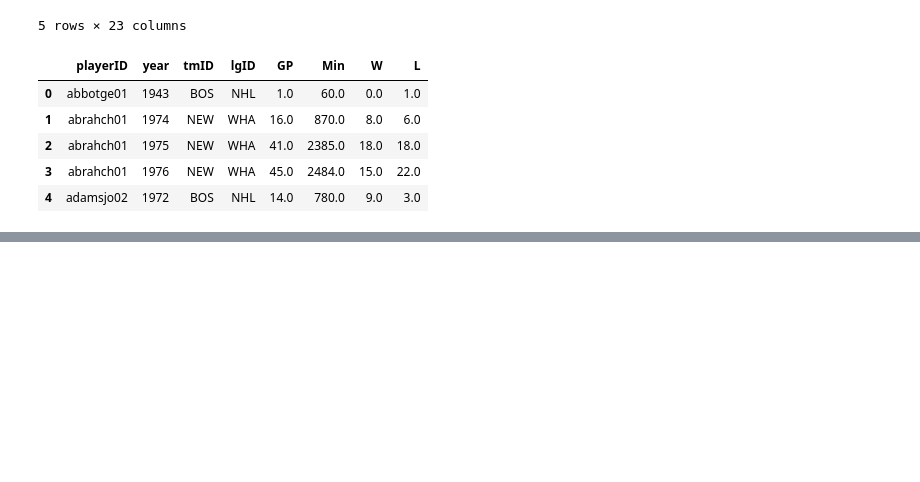
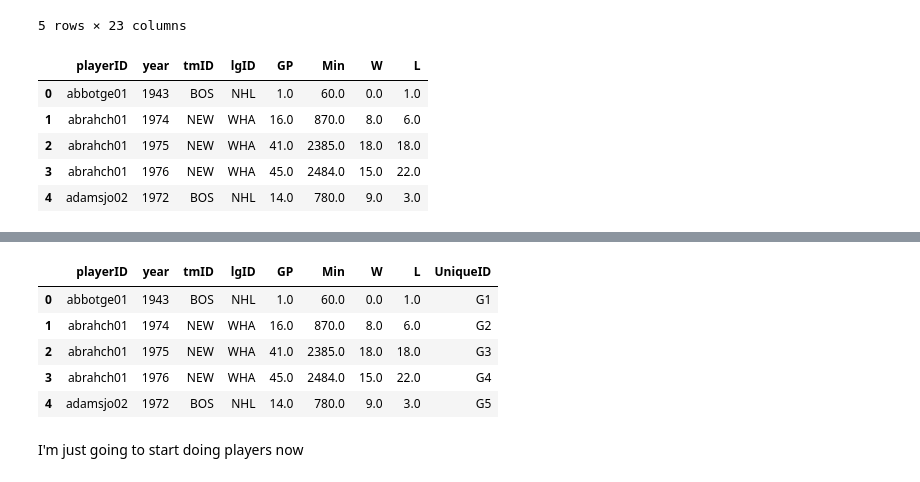
Before and after one commit to samwallach7/Project_3_NHL, a Jupyter notebook: Project_3/data_cleaning.ipynb, the cells around one changed output, grey strips where cells are left out. Drawn from its saved outputs; the diff is of its cells as text; code cells hidden in the pictures; blank space fills up the shorter version.

```diff
--- a/Project_3/data_cleaning.ipynb
+++ b/Project_3/data_cleaning.ipynb
@@ -324,0 +334,20 @@ goalies_df.head()
+# %%
+import numpy as np
+
+# Create a new column for the unique identifier
+goalies_df['UniqueID'] = np.arange(1, len(goalies_df) + 1)
+
+# Generate alphanumeric unique identifiers
+goalies_df['UniqueID'] = goalies_df['UniqueID'].apply(lambda x: 'G' + str(x))
+
+# Display the DataFrame with the unique identifiers
+goalies_df.head()
+# %% [output]
+|  | playerID | year | tmID | lgID | GP | Min | W | L | UniqueID |
+| 0 | abbotge01 | 1943 | BOS | NHL | 1.0 | 60.0 | 0.0 | 1.0 | G1 |
+| 1 | abrahch01 | 1974 | NEW | WHA | 16.0 | 870.0 | 8.0 | 6.0 | G2 |
+| 2 | abrahch01 | 1975 | NEW | WHA | 41.0 | 2385.0 | 18.0 | 18.0 | G3 |
+| 3 | abrahch01 | 1976 | NEW | WHA | 45.0 | 2484.0 | 15.0 | 22.0 | G4 |
+| 4 | adamsjo02 | 1972 | BOS | NHL | 14.0 | 780.0 | 9.0 | 3.0 | G5 |
+# %% [markdown]
+I'm just going to start doing players now
```
Also changed, not shown: parts of 27 cells of this notebook, 2 other files.
